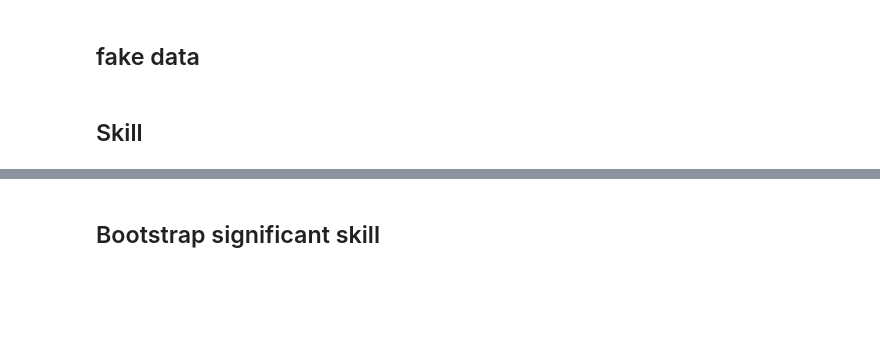
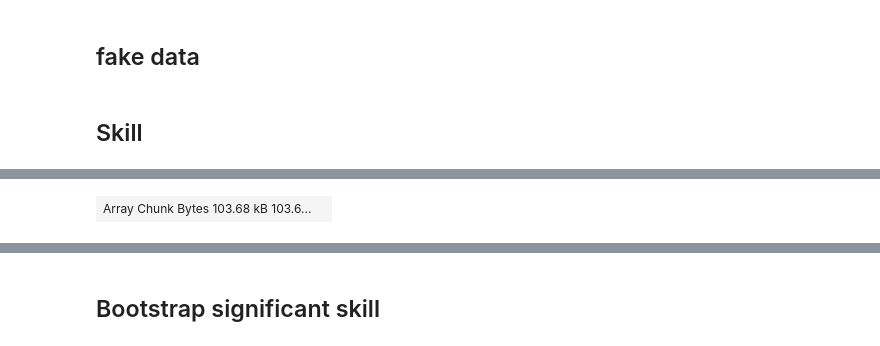
Before and after one commit to aaronspring/climpred-cloud-demo, a Jupyter notebook: climpred_benchmark.ipynb, the cells around one changed output, grey strips where cells are left out. Cells and saved outputs as stored; diff of their text form; code cells hidden in the pictures; blank space fills up the shorter version.

```diff
--- a/climpred_benchmark.ipynb
+++ b/climpred_benchmark.ipynb
@@ -116,2 +120,4 @@ cp_kwargs = {'metric': 'acc', 'comparison':'m2e'}
 # %%
 %time skill = compute_perfect_model(ds, control, **cp_kwargs)
+skill.data
+# %% [output]
@@ -118,2 +126,3 @@ cp_kwargs = {'metric': 'acc', 'comparison':'m2e'}
+| Array Chunk Bytes 103.68 kB 103.6... |  |
 # %%
 %time skillc = skill.compute()
```
Also changed, not shown: parts of 25 cells of this notebook.
